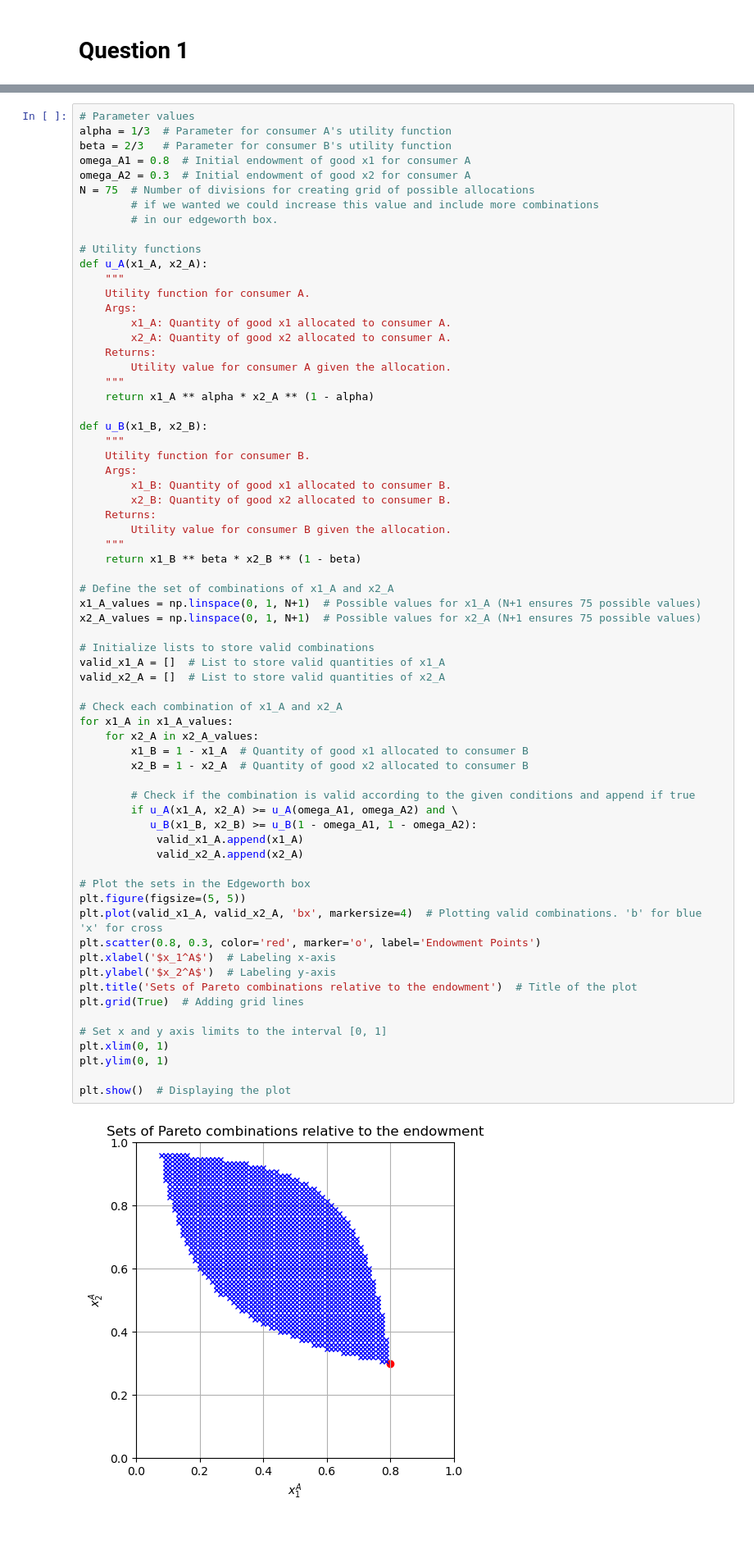
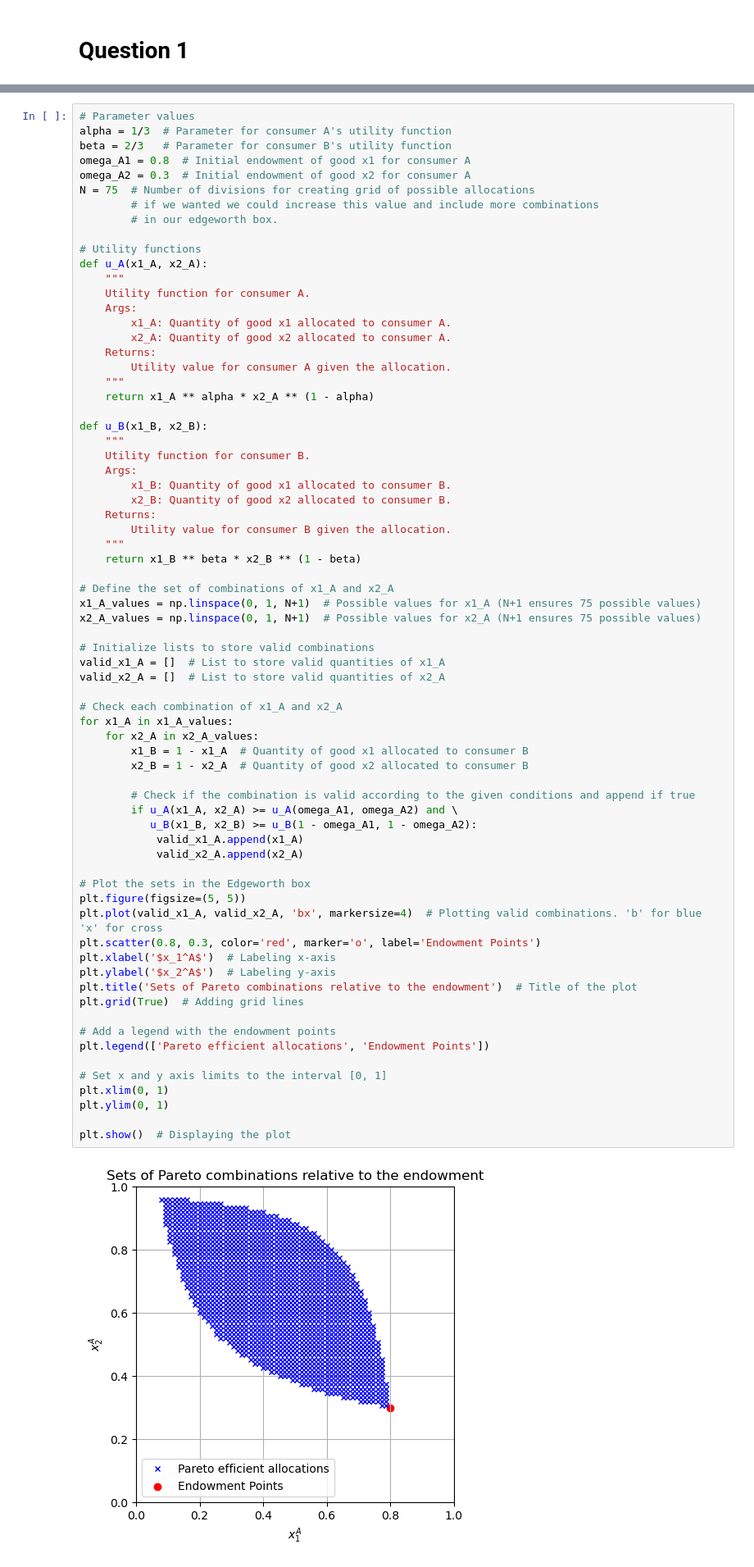
Before and after one commit to NumEconCopenhagen/projects-2024-peterjakobgustav, a Jupyter notebook: inauguralproject/inauguralproject.ipynb, the cells around one changed output, grey strips where cells are left out. Shown at 82% size. Cells and saved outputs as stored; diff of their text form; blank space fills up the shorter version.

```diff
--- a/inauguralproject/inauguralproject.ipynb
+++ b/inauguralproject/inauguralproject.ipynb
@@ -94,34 +94,37 @@ x2_A_values = np.linspace(0, 1, N+1)  # Possible values for x2_A (N+1 ensures 75
 valid_x1_A = []  # List to store valid quantities of x1_A
 valid_x2_A = []  # List to store valid quantities of x2_A
 
 # Check each combination of x1_A and x2_A
 for x1_A in x1_A_values:
     for x2_A in x2_A_values:
         x1_B = 1 - x1_A  # Quantity of good x1 allocated to consumer B
         x2_B = 1 - x2_A  # Quantity of good x2 allocated to consumer B
 
         # Check if the combination is valid according to the given conditions and append if true
         if u_A(x1_A, x2_A) >= u_A(omega_A1, omega_A2) and \
            u_B(x1_B, x2_B) >= u_B(1 - omega_A1, 1 - omega_A2):
             valid_x1_A.append(x1_A)
             valid_x2_A.append(x2_A)
 
 # Plot the sets in the Edgeworth box
 plt.figure(figsize=(5, 5))
 plt.plot(valid_x1_A, valid_x2_A, 'bx', markersize=4)  # Plotting valid combinations. 'b' for blue 'x' for cross
 plt.scatter(0.8, 0.3, color='red', marker='o', label='Endowment Points')
 plt.xlabel('$x_1^A$')  # Labeling x-axis
 plt.ylabel('$x_2^A$')  # Labeling y-axis
 plt.title('Sets of Pareto combinations relative to the endowment')  # Title of the plot
 plt.grid(True)  # Adding grid lines
 
+# Add a legend with the endowment points
+plt.legend(['Pareto efficient allocations', 'Endowment Points'])
+
 # Set x and y axis limits to the interval [0, 1]
 plt.xlim(0, 1)
 plt.ylim(0, 1)
 
 plt.show()  # Displaying the plot
 # %% [output]
-[figure, old version]
+[figure, new version]
 # %% [markdown]
 # Question 2
 # %% [markdown]
```
